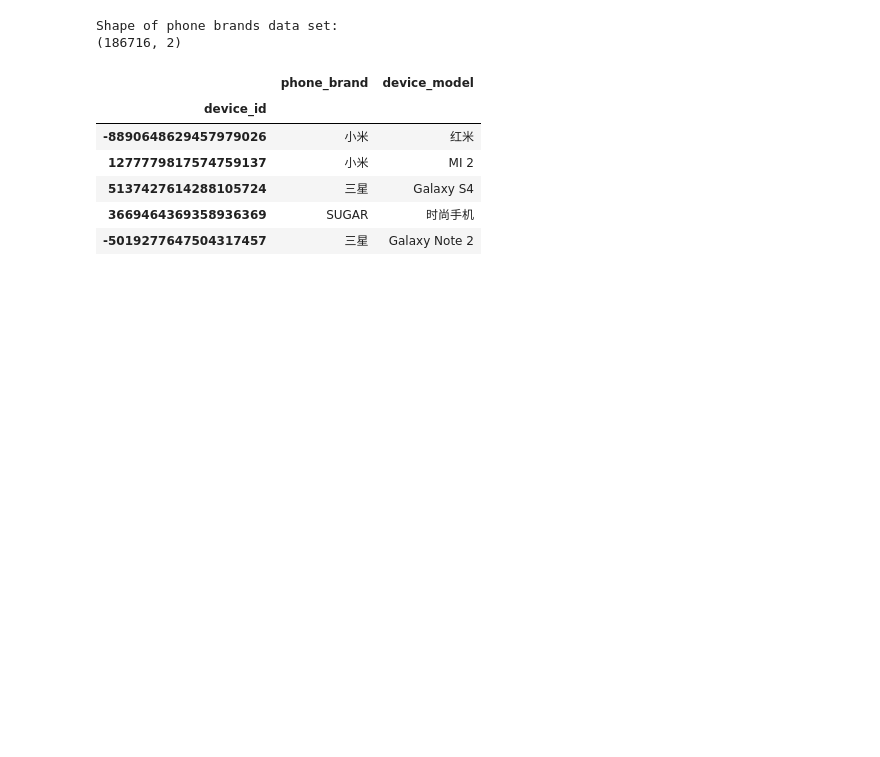
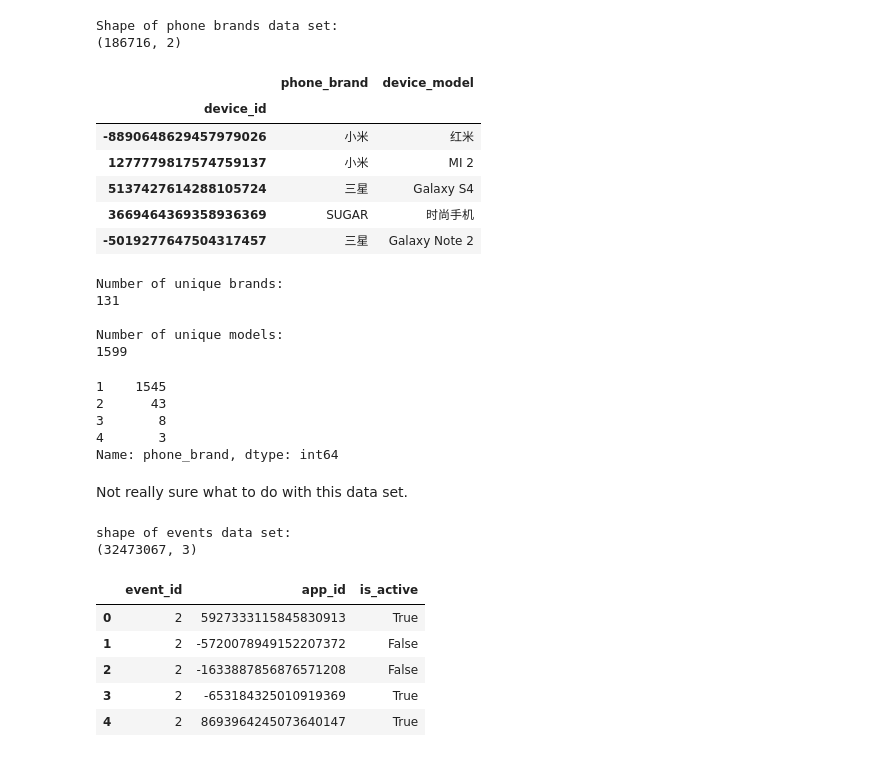
Before and after one commit to lamkg/Thinkful-Final-Capstone, a Jupyter notebook: Final Capstone.ipynb, the cells around one changed output. Saved outputs shown, nothing was run; the diff lists cells and outputs as text; code cells hidden in the pictures; blank space fills up the shorter version.

```diff
--- a/Final Capstone.ipynb
+++ b/Final Capstone.ipynb
@@ -79,3 +79,41 @@ Shape of phone brands data set:
 | 5137427614288105724 | 三星 | Galaxy S4 |
 | 3669464369358936369 | SUGAR | 时尚手机 |
 | -5019277647504317457 | 三星 | Galaxy Note 2 |
+# %%
+print('Number of unique brands:')
+print(phone_brands.phone_brand.nunique())
+
+print('\nNumber of unique models:')
+print(phone_brands.device_model.nunique())
+# %% [output]
+Number of unique brands:
+131
+
+Number of unique models:
+1599
+# %%
+# Check to see if there is over representation of any one brand.
+device_count = phone_brands.groupby(['device_model'])['phone_brand'].apply(pd.Series.nunique)
+device_count.value_counts()
+# %% [output]
+1    1545
+2      43
+3       8
+4       3
+Name: phone_brand, dtype: int64
+# %% [markdown]
+Not really sure what to do with this data set.
+# %%
+# Events analysis
+print('shape of events data set:')
+print(appevents.shape)
+appevents.head()
+# %% [output]
+shape of events data set:
+(32473067, 3)
+|  | event_id | app_id | is_active |
+| 0 | 2 | 5927333115845830913 | True |
+| 1 | 2 | -5720078949152207372 | False |
+| 2 | 2 | -1633887856876571208 | False |
+| 3 | 2 | -653184325010919369 | True |
+| 4 | 2 | 8693964245073640147 | True |
```
Also changed, not shown: parts of 3 cells of this notebook.
